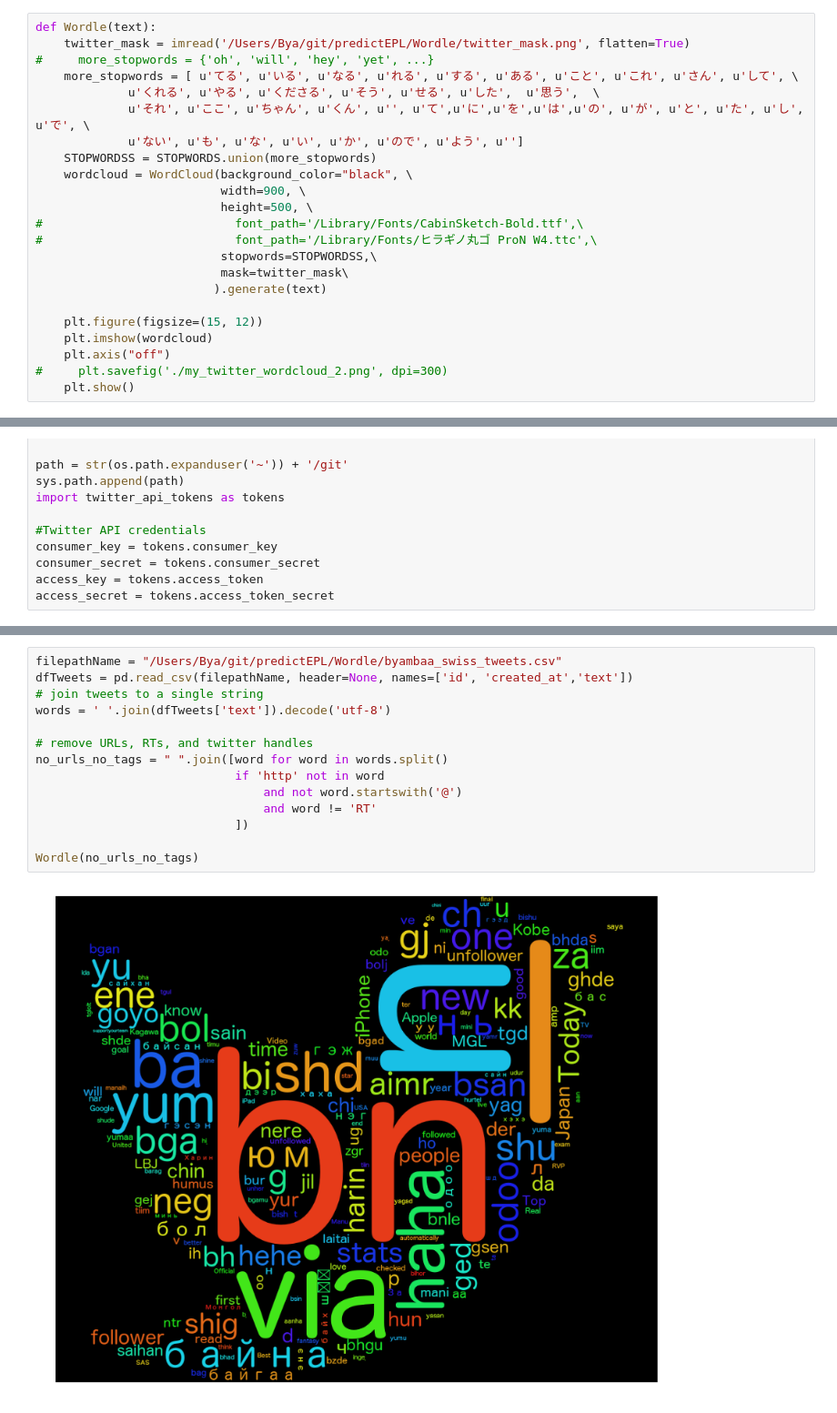
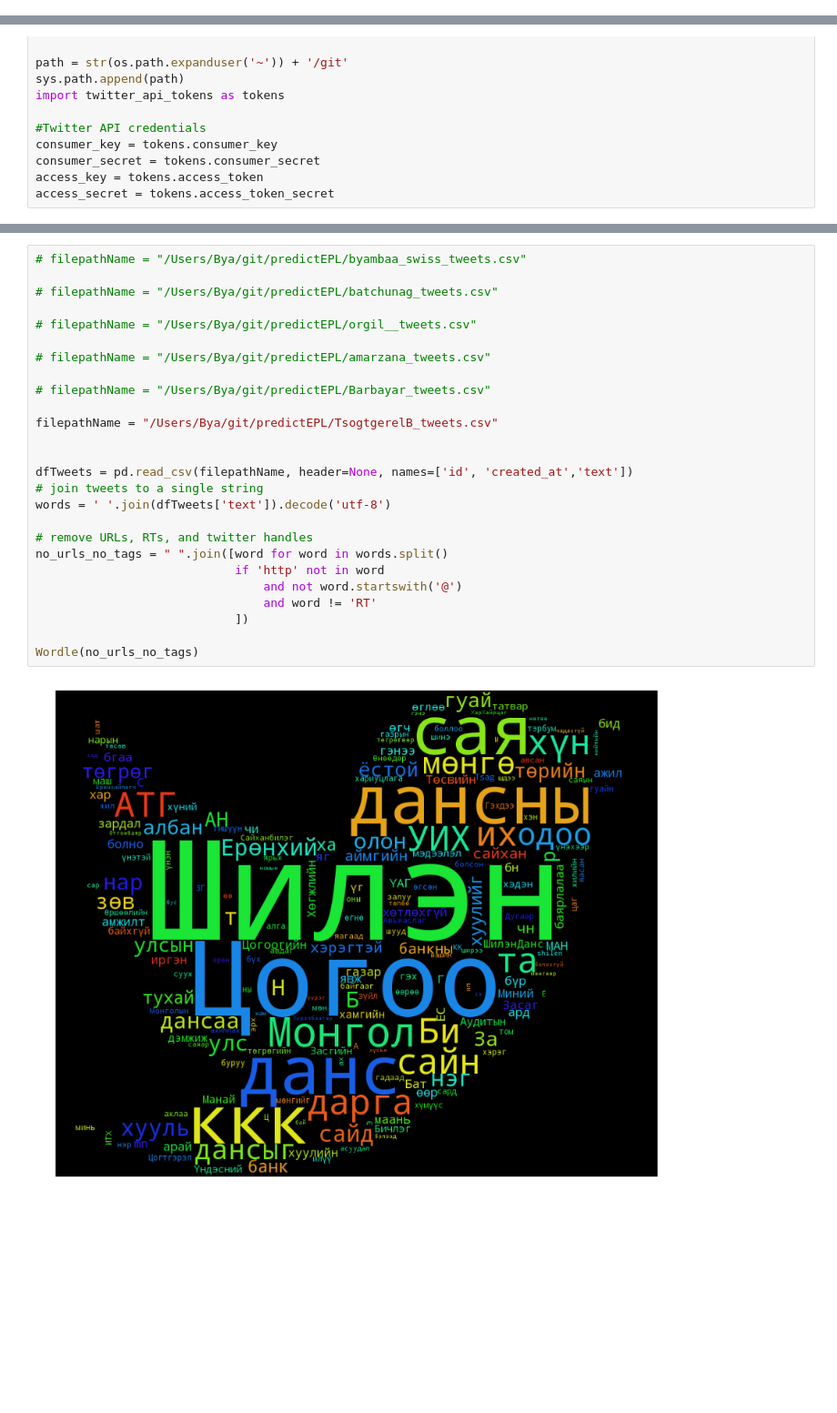
Before and after one commit to byam/predictEPL, a Jupyter notebook: Wordle/test.ipynb, the cells around one changed output, grey strips where cells are left out. Shown at 91% size. Drawn from its saved outputs; the diff is of its cells as text; blank space fills up the shorter version.

```diff
--- a/Wordle/test.ipynb
+++ b/Wordle/test.ipynb
@@ -18,29 +18,6 @@ def CSVreturnDF(filepathName, listHeaderNames):
     # read file as dataframe, and add 'side' column that shows which team's tweet it is
     dfTweets = pd.read_csv(filepathName, header=None, names=listHeaderNames)
     return dfTweets
-# %%
-def Wordle(text):
-    twitter_mask = imread('/Users/Bya/git/predictEPL/Wordle/twitter_mask.png', flatten=True)
-#     more_stopwords = {'oh', 'will', 'hey', 'yet', ...}
-    more_stopwords = [ u'てる', u'いる', u'なる', u'れる', u'する', u'ある', u'こと', u'これ', u'さん', u'して', \
-             u'くれる', u'やる', u'くださる', u'そう', u'せる', u'した',  u'思う',  \
-             u'それ', u'ここ', u'ちゃん', u'くん', u'', u'て',u'に',u'を',u'は',u'の', u'が', u'と', u'た', u'し', u'で', \
-             u'ない', u'も', u'な', u'い', u'か', u'ので', u'よう', u'']
-    STOPWORDSS = STOPWORDS.union(more_stopwords)
-    wordcloud = WordCloud(background_color="black", \
-                          width=900, \
-                          height=500, \
-#                           font_path='/Library/Fonts/CabinSketch-Bold.ttf',\
-#                           font_path='/Library/Fonts/ヒラギノ丸ゴ ProN W4.ttc',\
-                          stopwords=STOPWORDSS,\
-                          mask=twitter_mask\
-                         ).generate(text)
-
-    plt.figure(figsize=(15, 12))
-    plt.imshow(wordcloud)
-    plt.axis("off")
-#     plt.savefig('./my_twitter_wordcloud_2.png', dpi=300)
-    plt.show()
 # %%
 loadFileNameGW4 = ["/Users/Bya/Dropbox/Research/datas/GW4/1508292045_NUFCvsARSENAL_json.txt.csv",
 
@@ -153,16 +185,28 @@ getting tweets before 231037685563797505
 # %%
-filepathName = "/Users/Bya/git/predictEPL/Wordle/byambaa_swiss_tweets.csv"
+# filepathName = "/Users/Bya/git/predictEPL/byambaa_swiss_tweets.csv"
+
+# filepathName = "/Users/Bya/git/predictEPL/batchunag_tweets.csv"
+
+# filepathName = "/Users/Bya/git/predictEPL/orgil__tweets.csv"
+
+# filepathName = "/Users/Bya/git/predictEPL/amarzana_tweets.csv"
+
+# filepathName = "/Users/Bya/git/predictEPL/Barbayar_tweets.csv"
+
+filepathName = "/Users/Bya/git/predictEPL/TsogtgerelB_tweets.csv"
+
+
 dfTweets = pd.read_csv(filepathName, header=None, names=['id', 'created_at','text'])
 # join tweets to a single string
 words = ' '.join(dfTweets['text']).decode('utf-8')
 
 # remove URLs, RTs, and twitter handles
 no_urls_no_tags = " ".join([word for word in words.split()
                             if 'http' not in word
                                 and not word.startswith('@')
                                 and word != 'RT'
                             ])
 
 Wordle(no_urls_no_tags)
 # %% [output]
-[figure, old version]
+[figure, new version]
```
Also changed, not shown: parts of 5 cells of this notebook, 6 other files.
